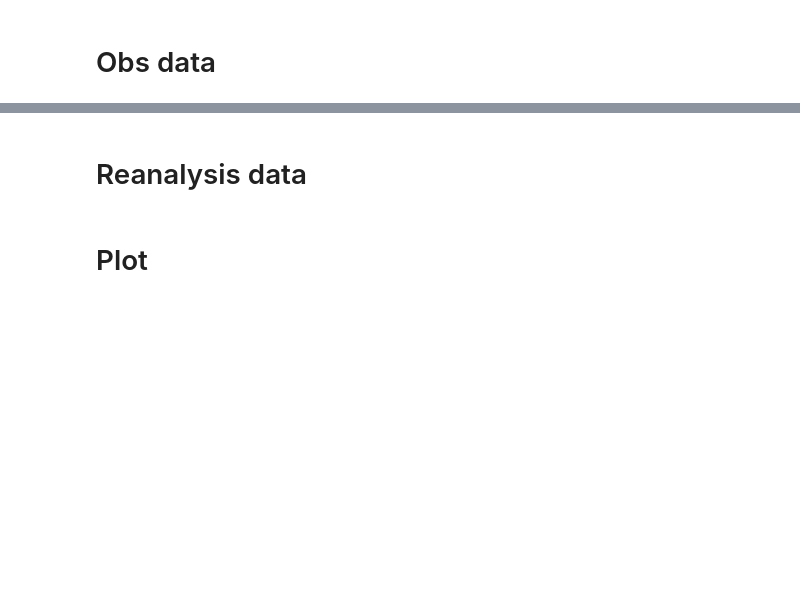
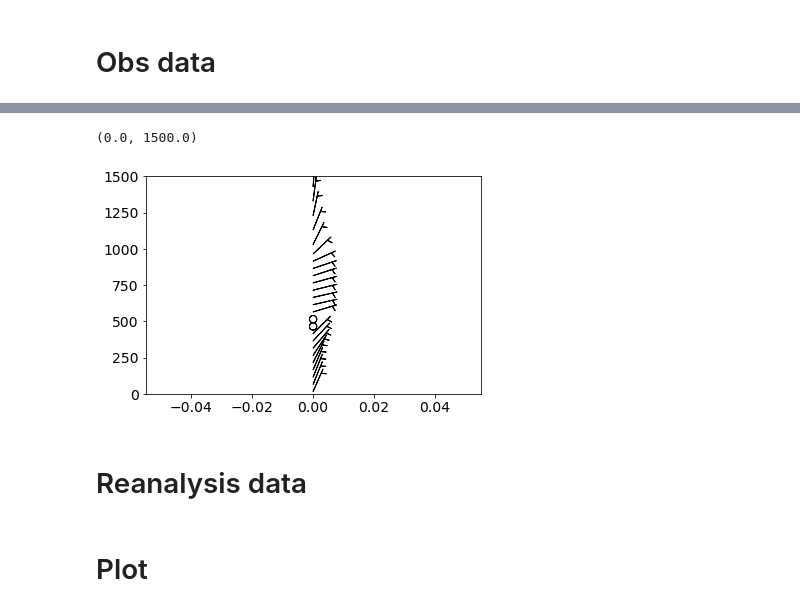
Before and after one commit to lsterzinger/2022-modeling-tenuous-arctic-clouds, a Jupyter notebook: plotting-scripts/03-ascos-obs.ipynb, the cells around one changed output, grey strips where cells are left out. Cells and saved outputs as stored; diff of their text form; code cells hidden in the pictures; blank space fills up the shorter version.

```diff
--- a/plotting-scripts/03-ascos-obs.ipynb
+++ b/plotting-scripts/03-ascos-obs.ipynb
@@ -34,3 +50,12 @@ ascos_rad['nheights'] = ascos_rad['height']
+# %%
+u,v = ascos_snd.U[::10], ascos_snd.V[::10]
+walt = ascos_snd.Height[::10]
+# %%
+plt.barbs(np.zeros(len(walt)), walt, u ,v)
+plt.ylim(0, 1500)
+# %% [output]
+(0.0, 1500.0)
+[figure, added]
 # %% [markdown]
 # Reanalysis data
 # %%
```
Also changed, not shown: parts of 3 cells of this notebook, 5 other files.
